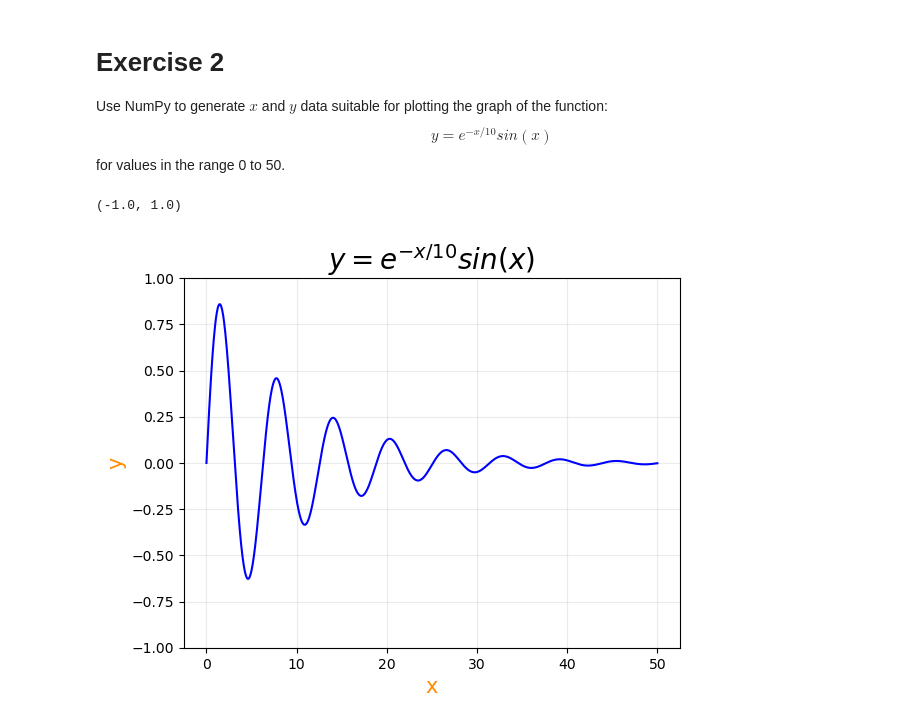
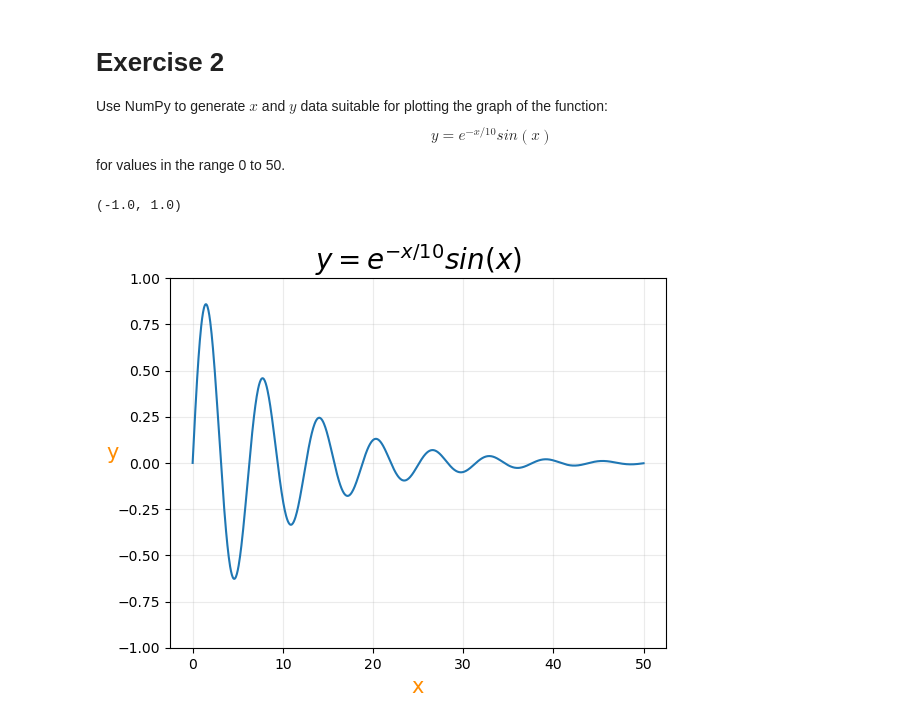
Before and after one commit to SPS-SP2273/learning-portfolio-wafiqahaw, a Jupyter notebook: 7.2_plotting__exercises/plotting_(need)_exercises.ipynb, the cells around one changed output. Saved outputs shown, nothing was run; the diff lists cells and outputs as text; code cells hidden in the pictures.

```diff
--- a/7.2_plotting__exercises/plotting_(need)_exercises.ipynb
+++ b/7.2_plotting__exercises/plotting_(need)_exercises.ipynb
@@ -37,13 +37,13 @@ for values in the range 0 to 50.
 # %%
 x = np.linspace(0,50,1000)
 y = np.e**(-(x)/10)*(np.sin(x))
 
-plt.plot(x,y,label='$y=e^{-x/10}sin(x)$',color='blue')
+plt.plot(x,y,label='$y=e^{-x/10}sin(x)$',color='tab:blue')
 plt.xlabel('x',color='darkorange',fontsize='15')
-plt.ylabel('y',color='darkorange',fontsize='15')
+plt.ylabel('y',rotation=0,color='darkorange',fontsize='15')
 plt.title('$y=e^{-x/10}sin(x)$',fontsize='20')
 plt.grid(alpha=.25)
 plt.ylim([-1,1])
 # %% [output]
 (-1.0, 1.0)
-[figure, old version]
+[figure, new version]
```
Also changed, not shown: 3 other files.
